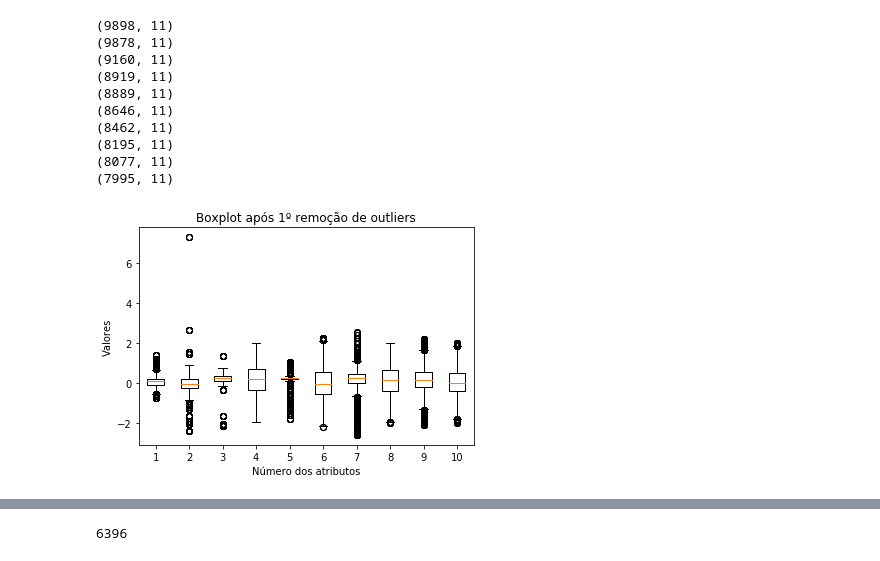
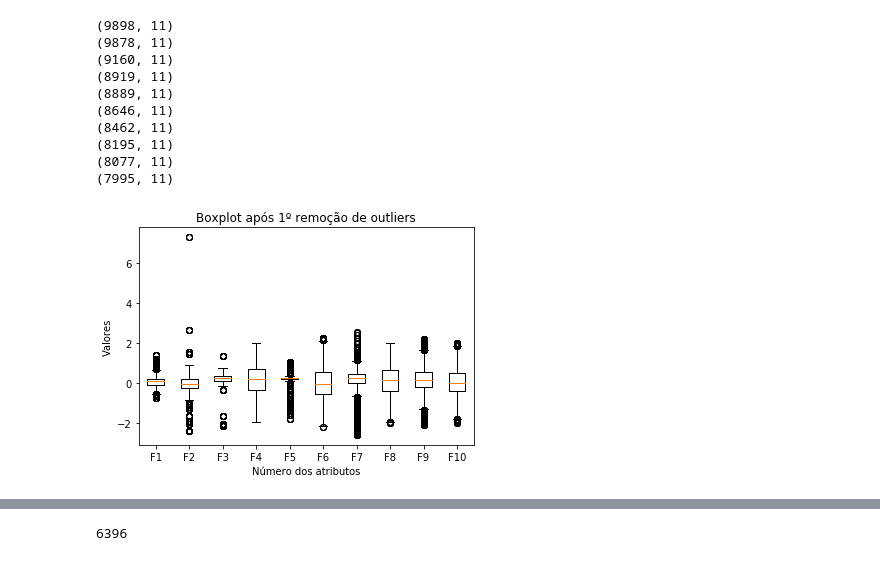
Before and after one commit to Swehtam/IA, a Jupyter notebook: Questão 3.ipynb, the cells around one changed output, grey strips where cells are left out. Saved outputs shown, nothing was run; the diff lists cells and outputs as text; code cells hidden in the pictures.

```diff
--- a/Questão 3.ipynb
+++ b/Questão 3.ipynb
@@ -94,9 +116,9 @@ for i in range(10):
 # %%
 fig2, ax2 = plt.subplots()
 ax2.set_title('Boxplot após 1º remoção de outliers')
 ax2.set_xlabel("Número dos atributos")
 ax2.set_ylabel("Valores")
-ax2.boxplot(dataset[:, :10], showfliers=True)
+ax2.boxplot(dataset[:, :10], labels=names[:10], showfliers=True)
 plt.show()
 # %% [output]
-[figure, old version]
+[figure, new version]
```
Also changed, not shown: parts of 42 cells of this notebook, 1 other file.
